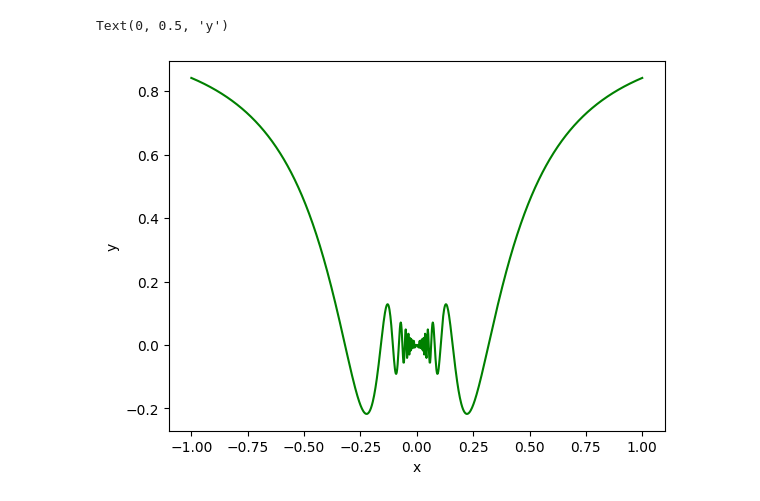
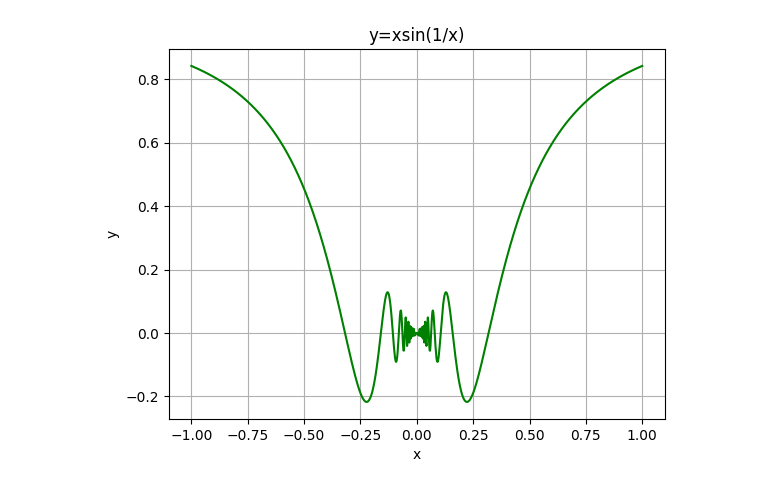
Before and after one commit to OksanaLoz/Training_Project_GitHub_Colab, a Jupyter notebook: plot_colab.ipynb, the cells around one changed output. Cells and saved outputs as stored; diff of their text form; code cells hidden in the pictures.

Commit message:
add title and grid lines

```diff
--- a/plot_colab.ipynb
+++ b/plot_colab.ipynb
@@ -3,12 +3,13 @@
 # %%
 import numpy as np
 import pylab
 
 x=np.linspace(-1,1,1000)
 y=(x)*np.sin(1/x)
 pylab.plot(x, y,'g')
 pylab.xlabel('x')
 pylab.ylabel('y')
+pylab.title('y=xsin(1/x)')
+pylab.grid()
 # %% [output]
-Text(0, 0.5, 'y')
-[figure, old version]
+[figure, new version]
```
Also changed, not shown: parts of 1 cell of this notebook.
